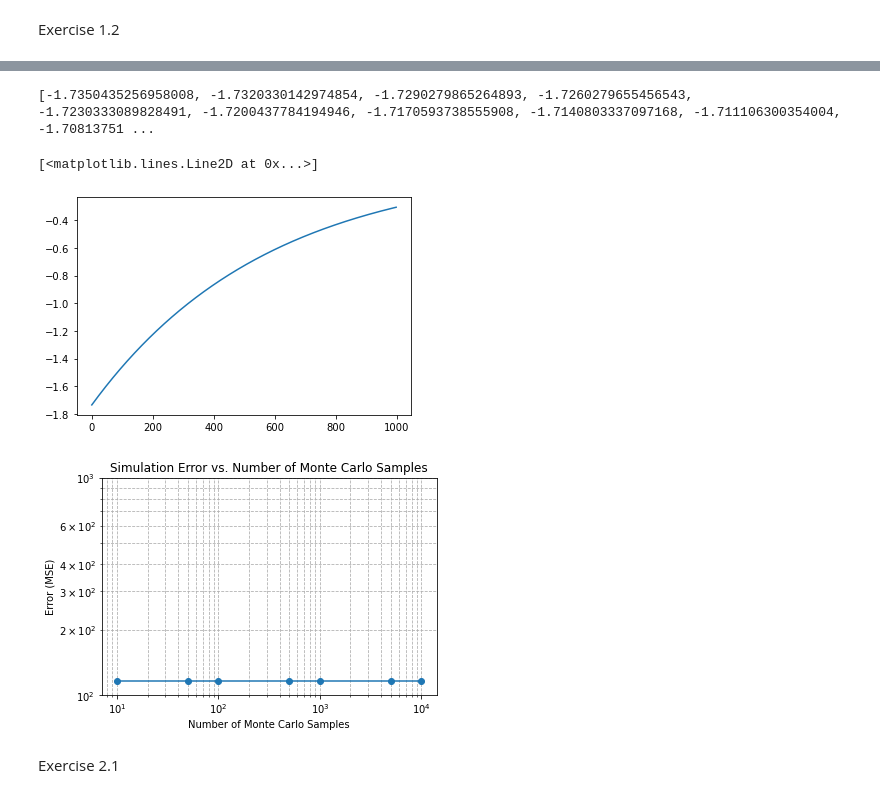
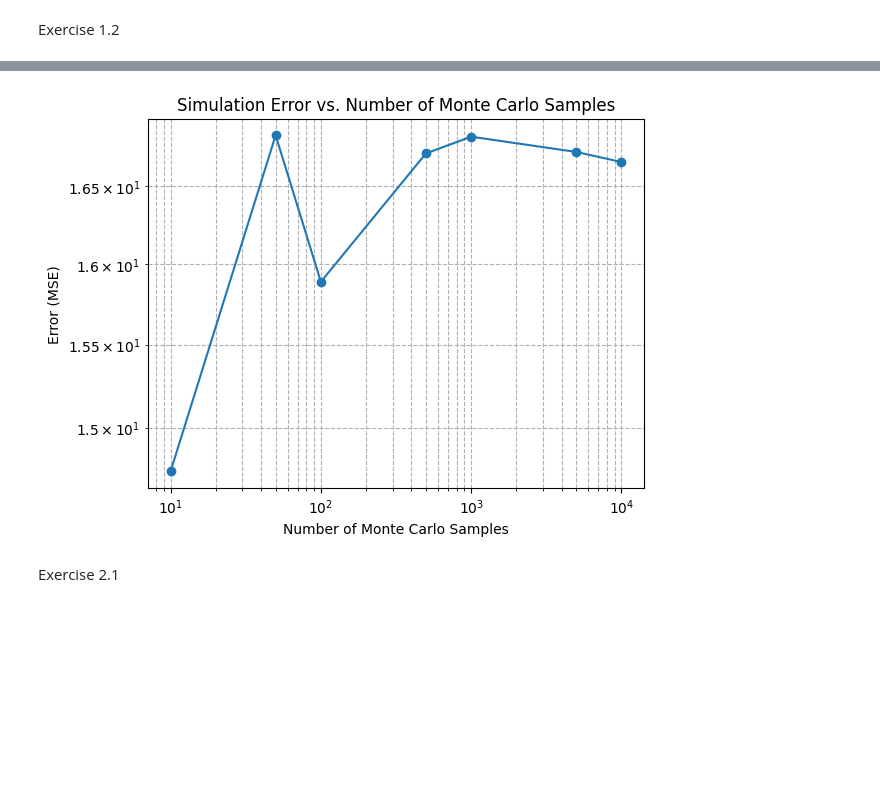
Before and after one commit to Kian-P/SCDAA, a Jupyter notebook: SCDAA-CW.ipynb, the cells around one changed output, grey strips where cells are left out. Drawn from its saved outputs; the diff is of its cells as text; code cells hidden in the pictures; blank space fills up the shorter version.

Commit message:
changed 1.1 and 1.2, mc error took too long still

```diff
--- a/SCDAA-CW.ipynb
+++ b/SCDAA-CW.ipynb
@@ -138,25 +258,26 @@ def compute_error(final_costs, theoretical_value):
 # %%
 # Example usage:
 x0 = torch.tensor([1.0, 1.0])  # Initial state
-theoretical_value = lqr_problem.compute_value_function(x0.unsqueeze(0)).item()
 
 # Number of time steps and Monte Carlo samples for the simulation
-N_steps_list = [10, 50, 100, 500, 1000]
-num_samples = 10
+N_steps_list = [10, 50, 100, 500, 1000, 5000]
+num_samples = 10000
 
+# Generate a time grid for solving the Riccati ODE
+time_grid = np.linspace(0, T, 10000)  # Fine time grid for better accuracy
+lqr_problem.solve_riccati_ode(time_grid)
+
+# Compute the theoretical value at the initial state x0
+theoretical_value = lqr_problem.compute_value_function(x0.unsqueeze(0), t=0).item()
+
+# Run the simulation and compute errors for different numbers of time steps
 errors = []
-f=[]
-tt=[]
 for N_steps in N_steps_list:
-    final_costs = simulate_dynamics(lqr_problem, x0, N_steps, num_samples)[0]
-    xxx = simulate_dynamics(lqr_problem, x0, N_steps, num_samples)[1]
-    if N_steps == 1000:
-        f.append(final_costs)
-        tt.append(N_steps)
+    final_costs = simulate_dynamics(lqr_problem, x0, N_steps, num_samples)
     error = compute_error(final_costs, theoretical_value)
     errors.append(error)
 
-# Plotting the error as a function of the number of time steps
+# Plot the error vs. number of time steps
 plt.loglog(N_steps_list, errors, marker='o')
 plt.xlabel('Number of Time Steps')
 plt.ylabel('Error (MSE)')
@@ -168,38 +287,27 @@ plt.show()
-# %%
-xs = []
-for t in xxx:
-    xs.extend(t[0].unsqueeze(0).tolist())
-
-print(xs)
-plt.plot(xs[0:999])
-# %% [output]
-[-1.7350435256958008, -1.7320330142974854, -1.7290279865264893, -1.7260279655456543, -1.7230333089828491, -1.7200437784194946, -1.7170593738555908, -1.7140803337097168, -1.711106300354004, -1.70813751 ...
-[<matplotlib.lines.Line2D at 0x...>]
-[figure, removed]
 # %%
 # Step 1: Fix a large number of time steps
 N_steps_fixed = 5
 
 # Step 2: Use the previously defined simulate_dynamics function, no changes needed here
 
 # Step 3: Vary the number of Monte Carlo samples and compute errors
 num_samples_list = [10, 50, 100, 500, 1000, 5000, 10000]
 errors = []
 
 for num_samples in num_samples_list:
-    final_costs = simulate_dynamics(lqr_problem, x0, N_steps_fixed, num_samples)[0]
+    final_costs = simulate_dynamics(lqr_problem, x0, N_steps_fixed, num_samples)
     error = compute_error(final_costs, theoretical_value)
     errors.append(error)
 
 # Step 4: Plot the error on a log-log plot
 plt.loglog(num_samples_list, errors, marker='o', linestyle='-')
 plt.xlabel('Number of Monte Carlo Samples')
 plt.ylabel('Error (MSE)')
 plt.title('Simulation Error vs. Number of Monte Carlo Samples')
 plt.grid(True, which="both", ls="--")
 plt.show()
 # %% [output]
-[figure, old version]
+[figure, new version]
 # %% [markdown]
 Exercise 2.1
 # %%
```
Also changed, not shown: parts of 5 cells of this notebook.
